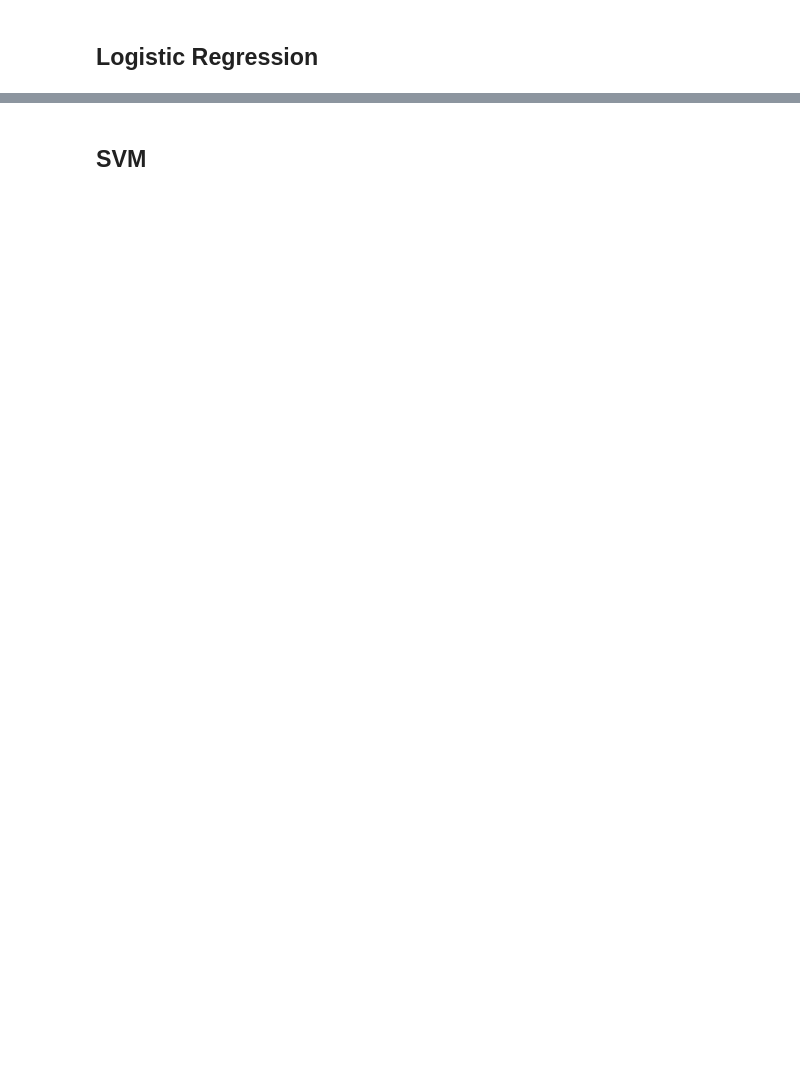
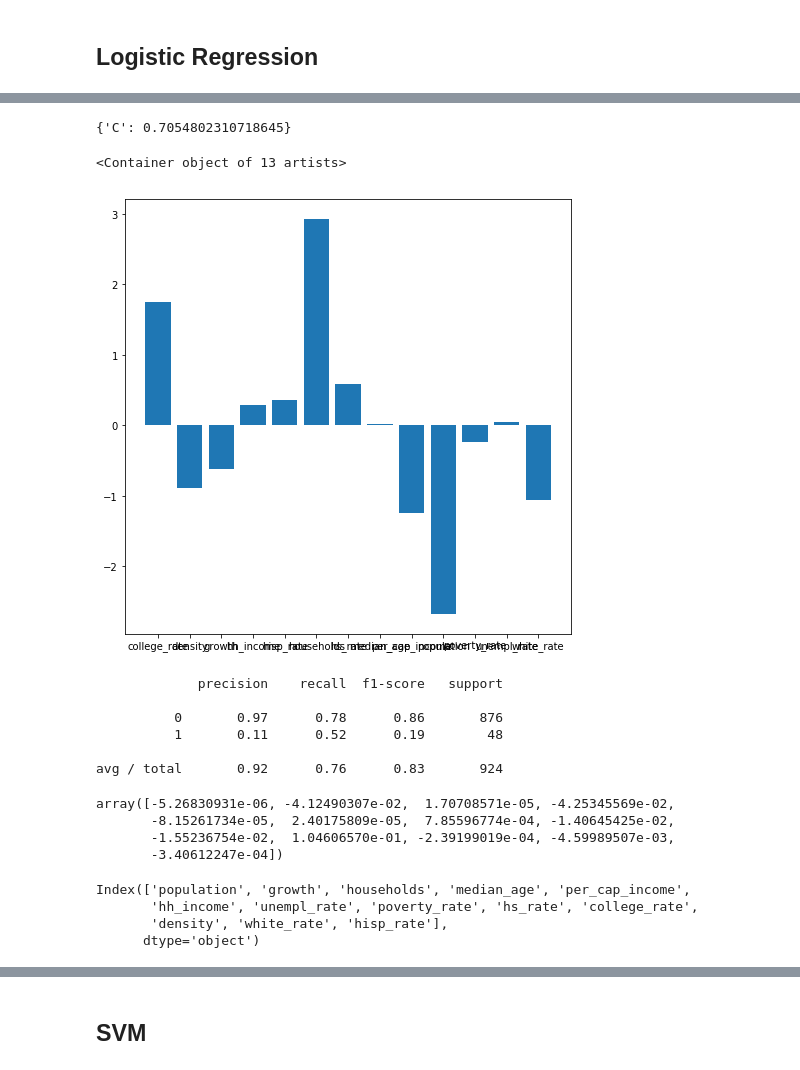
Before and after one commit to kevscon/Project-3, a Jupyter notebook: model-NEW.ipynb, the cells around one changed output, grey strips where cells are left out. Drawn from its saved outputs; the diff is of its cells as text; code cells hidden in the pictures; blank space fills up the shorter version.

```diff
--- a/model-NEW.ipynb
+++ b/model-NEW.ipynb
@@ -131,9 +166,16 @@ scaler = preprocessing.StandardScaler()
 scaler.fit(X_res)
 
 # transform train data
-X_traim = scaler.transform(X_res)
-X_train = pd.DataFrame(X_train)
+X_train_trans = scaler.transform(X_res)
+X_train_trans = pd.DataFrame(X_train_trans)
 
 # transform test data
-X_test = scaler.transform(X_test)
-X_test = pd.DataFrame(X_test)
+X_test_trans = scaler.transform(X_test)
+X_test_trans = pd.DataFrame(X_test_trans)
+
+# model input
+X_train_mod = X_train_trans
+y_train_mod = y_res
+
+X_test_mod = X_test_trans
+y_test_mod = y_test
@@ -145,6 +212,6 @@ from sklearn import metrics
 from sklearn.linear_model import LogisticRegression
 
 logreg = LogisticRegression()
-logreg.fit(X_train, y_train)
-y_pred = logreg.predict(X_test)
+logreg.fit(X_train_mod, y_train_mod)
+y_pred = logreg.predict(X_test_mod)
 # %%
@@ -163,0 +247,4 @@ array([[719, 179],
+# %%
+grid_search.best_params_
+# %% [output]
+{'C': 0.7054802310718645}
@@ -163,0 +255,29 @@ array([[719, 179],
+# %%
+plt.bar(df.columns[0:-1], logreg.coef_[0])
+plt.xlabels()
+# %% [output]
+<Container object of 13 artists>
+[figure, added]
+# %%
+print(metrics.classification_report(y_test_mod, y_pred))
+# %% [output]
+             precision    recall  f1-score   support
+
+          0       0.97      0.78      0.86       876
+          1       0.11      0.52      0.19        48
+
+avg / total       0.92      0.76      0.83       924
+# %%
+logreg2.coef_[0]
+# %% [output]
+array([-5.26830931e-06, -4.12490307e-02,  1.70708571e-05, -4.25345569e-02,
+       -8.15261734e-05,  2.40175809e-05,  7.85596774e-04, -1.40645425e-02,
+       -1.55236754e-02,  1.04606570e-01, -2.39199019e-04, -4.59989507e-03,
+       -3.40612247e-04])
+# %%
+df.columns[0:-1]
+# %% [output]
+Index(['population', 'growth', 'households', 'median_age', 'per_cap_income',
+       'hh_income', 'unempl_rate', 'poverty_rate', 'hs_rate', 'college_rate',
+       'density', 'white_rate', 'hisp_rate'],
+      dtype='object')
```
Also changed, not shown: parts of 76 cells of this notebook, 11 other files.
